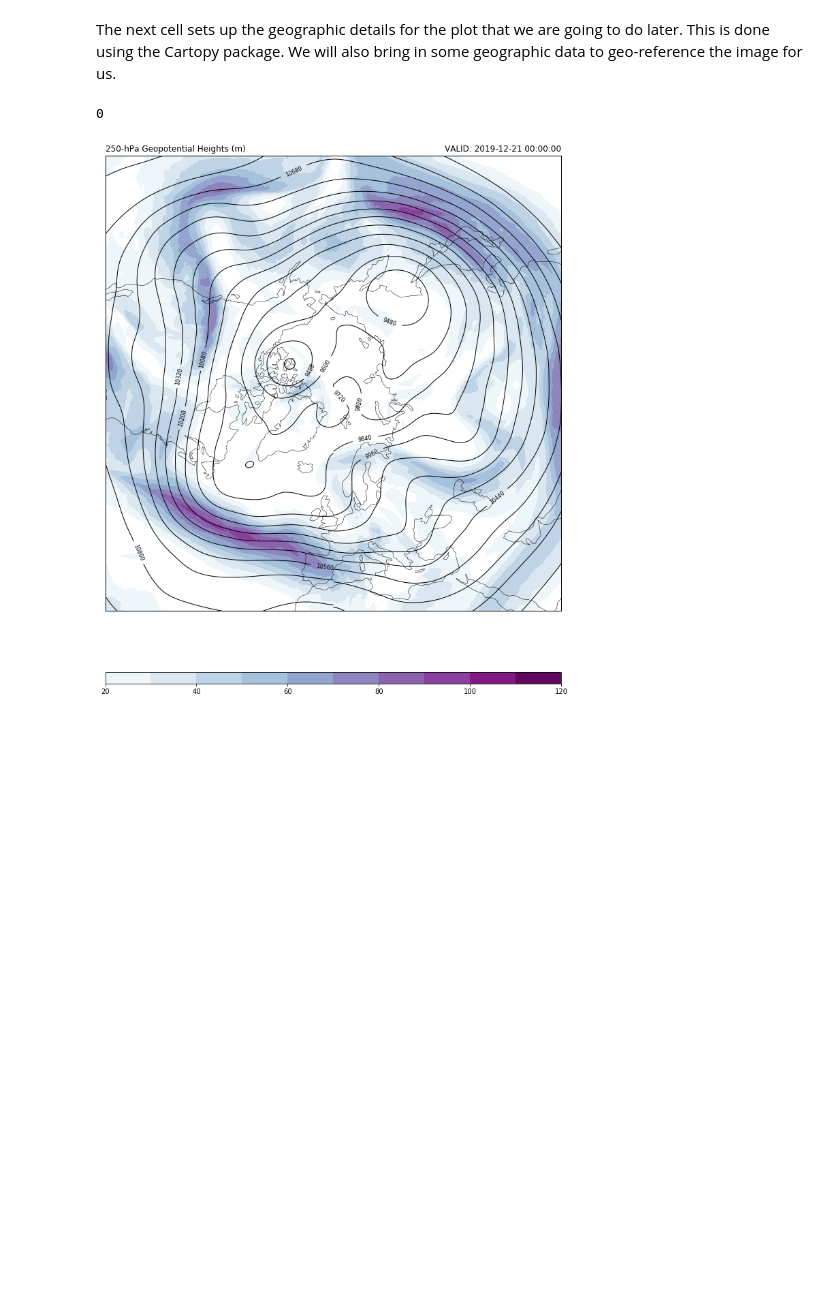
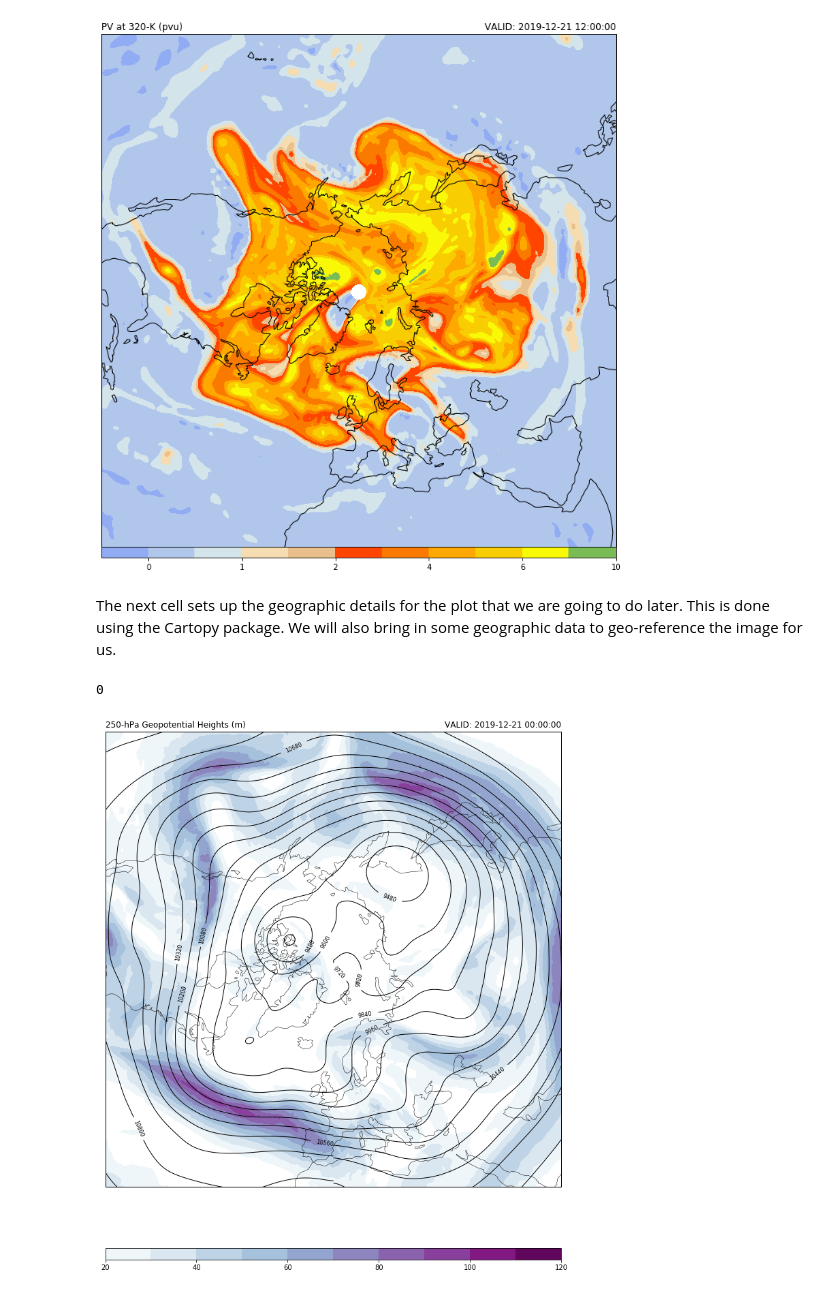
Before and after one commit to steidani/weather, a Jupyter notebook: jet_stream/250hPa_Hemispheric_Plot.ipynb, the cells around one changed output. Drawn from its saved outputs; the diff is of its cells as text; code cells hidden in the pictures; blank space fills up the shorter version.

```diff
--- a/jet_stream/250hPa_Hemispheric_Plot.ipynb
+++ b/jet_stream/250hPa_Hemispheric_Plot.ipynb
@@ -193,0 +62,20 @@ wspd250 = mpcalc.wind_speed(u250, v250)
+# %%
+%%time
+# =======
+# Best GFS Dataset
+
+# Create NCSS object to access the NetcdfSubset
+subset_access = best_gfs.subset()
+
+# Query for Best GFS Run
+
+# variables needed for potential vorticity
+query = subset_access.query().time_range(now, end).strides(time=dt).lonlat_box(west=west, east=east, south=south, north=north).accept('netcdf4')    # use time(now) to get only current timestep
+query.variables('Temperature_isobaric','u-component_of_wind_isobaric', 'v-component_of_wind_isobaric')
+
+# Actually getting (request) the data
+#data_geopot = ncss.get_data(query_geopot)
+#data_wind = ncss.get_data(query_wind)
+data = subset_access.get_data(query)
+data = xr.open_dataset(NetCDF4DataStore(data))
+data = data.metpy.parse_cf()
@@ -194,3 +175,36 @@ wspd250 = mpcalc.wind_speed(u250, v250)
+# %%
+# =======
+# Plotting on a map
+
+# Set up the projection
+datacrs = ccrs.PlateCarree()                           # projecetion of the data
+plotcrs = ccrs.NorthPolarStereo(central_longitude=0.0) # wanted projection
+
+# Make a grid of lat/lon values to use for plotting with Basemap.
+clon, clat = np.meshgrid(clons, lats)
+
+fig = plt.figure(1, figsize=(12., 13.))
+gs = gridspec.GridSpec(2, 1, height_ratios=[1, .02],
+                       bottom=.07, top=.99, hspace=0.01, wspace=0.01)
+
+ax = plt.subplot(gs[0], projection=plotcrs)
+
+# ax.set_extent([west long, east long, south lat, north lat])
+ax.set_extent([-180, 180, 20, 90], ccrs.PlateCarree())
+ax.coastlines(edgecolor='black', linewidth=1)
+
+cs1 = ax.contourf(clon, clat, pv[0,0], levels=levels, cmap=cmap, norm=norm,
+                 transform=datacrs)
+cbar = plt.colorbar(cs1, orientation='horizontal', pad=0, aspect=50, extendrect=True)
+cbar.set_ticks(levels)
+
+# plot title
+ax.set_title('PV at 315-K (pvu)', loc='left')
+ax.set_title('VALID: {}'.format(vtime[0]), loc='right')
+
+plt.show()
+# %% [output]
+[figure, added]
 # %% [markdown]
 The next cell sets up the geographic details for the plot that we are going to do later.
 This is done using the Cartopy package. We will also bring in some geographic data to
```
Also changed, not shown: parts of 16 cells of this notebook.
